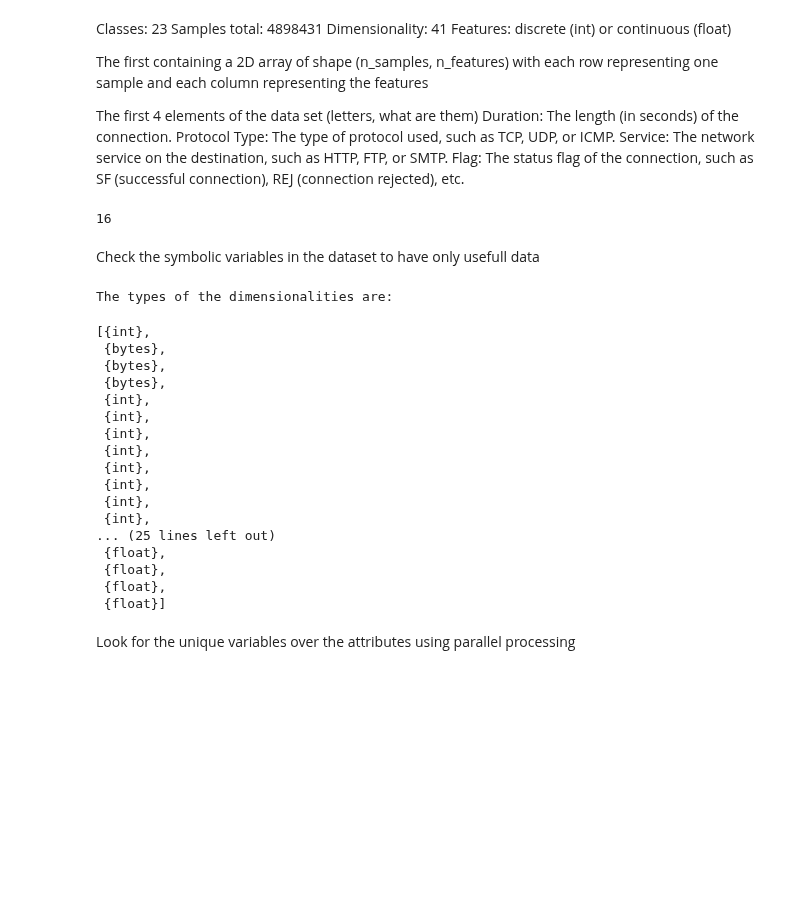
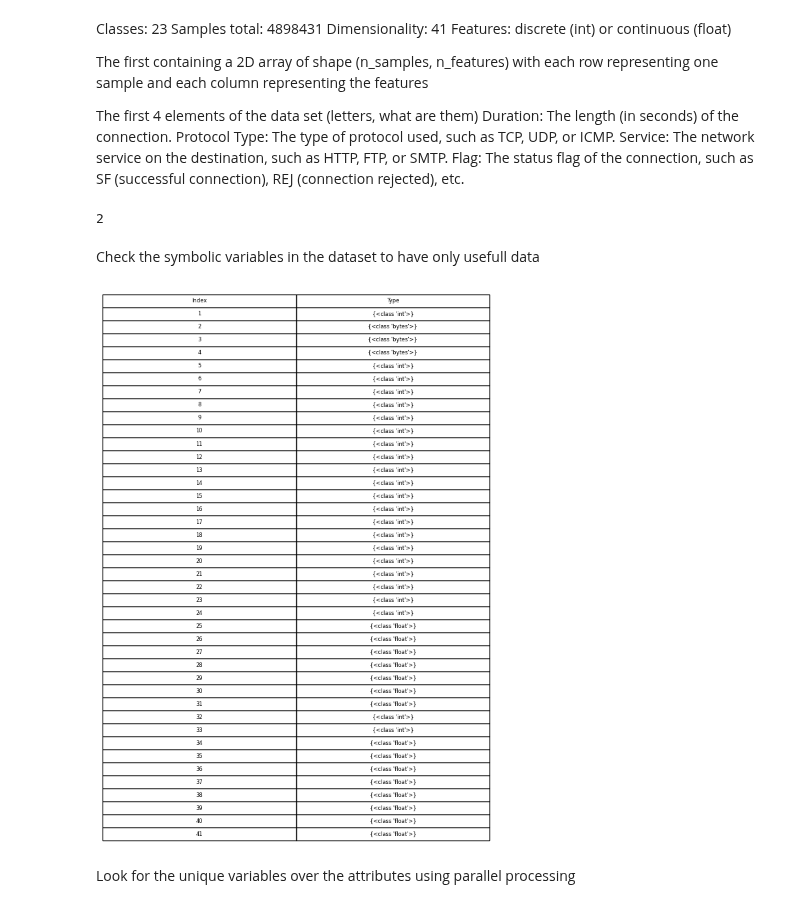
Before and after one commit to LorenzoVigorelli/Distributed-K-Means-Clustering, a Jupyter notebook: spark/DistributedKmeans/results.ipynb, the cells around one changed output. Cells and saved outputs as stored; diff of their text form; code cells hidden in the pictures; blank space fills up the shorter version.

```diff
--- a/spark/DistributedKmeans/results.ipynb
+++ b/spark/DistributedKmeans/results.ipynb
@@ -56,7 +339,7 @@ x = data[0]
 y = data[1]
 # %%
 # cut the data fro memory reasons
-subLen = 1000
+subLen = 5000
 x = x[:subLen,]
 y = y[:subLen]
 # %%
@@ -67,36 +350,34 @@ Rdd = sc.parallelize([(None, {"x": x[i],"y": y[i], "d2":None}) for i in range(le
 # %%
 Rdd.getNumPartitions() # check partitions
 # %% [output]
-16
+2
 # %% [markdown]
 Check the symbolic variables in the dataset to have only usefull data
 # %%
-typeElement = Rdd.map(lambda datum: datum[1]["x"])\
-                 .map(lambda x: [set([type(x[i])]) for i in range(len(x))])\
-                 .reduce(lambda a, b: [a[i].union(b[i]) for i in range(len(a))])
+RddX = Rdd.map(lambda datum: datum[1]["x"]).persist()
+typeElement = RddX.map(lambda x: [set([type(x[i])]) for i in range(len(x))])\
+                  .reduce(lambda a, b: [a[i].union(b[i]) for i in range(len(a))])
-# %%
-## ADD TABLES WITH MATPLOTLIB
-print("The types of the dimensionalities are:")
-typeElement
-# %% [output]
-The types of the dimensionalities are:
-[{int},
- {bytes},
- {bytes},
- {bytes},
- {int},
- {int},
- {int},
- {int},
- {int},
- {int},
- {int},
- {int},
-... (25 lines left out)
- {float},
- {float},
- {float},
- {float}]
+# %%
+types_str = [str(t) for t in typeElement]
+# Create a table
+fig, ax = plt.subplots()
+
+# Hide the axes
+ax.xaxis.set_visible(False)
+ax.yaxis.set_visible(False)
+ax.set_frame_on(False)
+
+# Create the table
+table_data = [[i+1, types_str[i]] for i in range(len(types_str))]
+column_labels = ("Index", "Type")
+table = ax.table(cellText=table_data, colLabels=column_labels, cellLoc='center', loc='center')
+
+# Adjust the table
+table.auto_set_font_size(False)
+table.set_fontsize(6)
+table.scale(1.2, 1.2)
+# %% [output]
+[figure, added]
 # %% [markdown]
 Look for the unique variables over the attributes using parallel processing
 # %%
```
Also changed, not shown: parts of 30 cells of this notebook, 18 other files.
